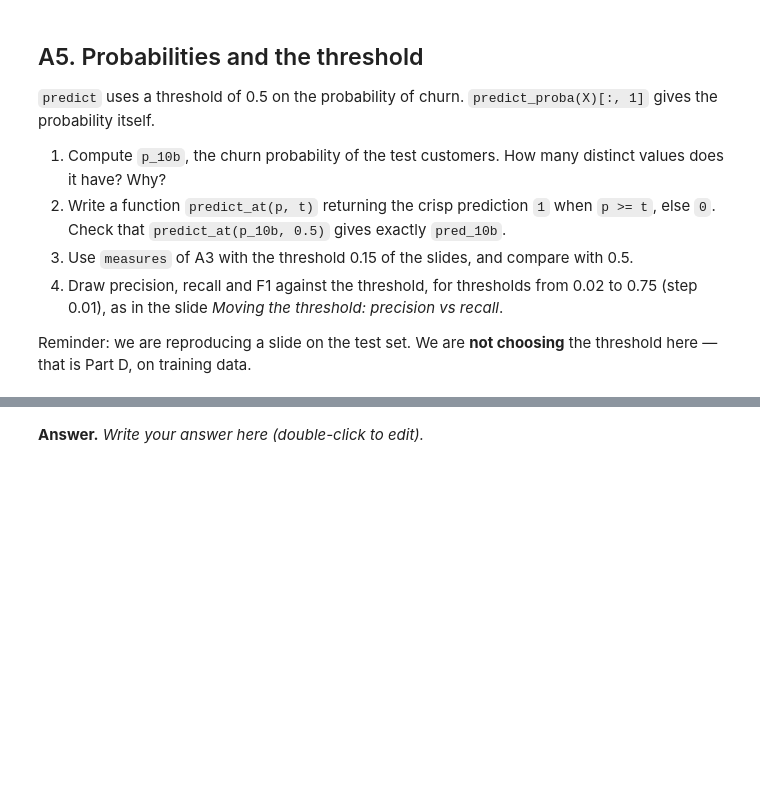
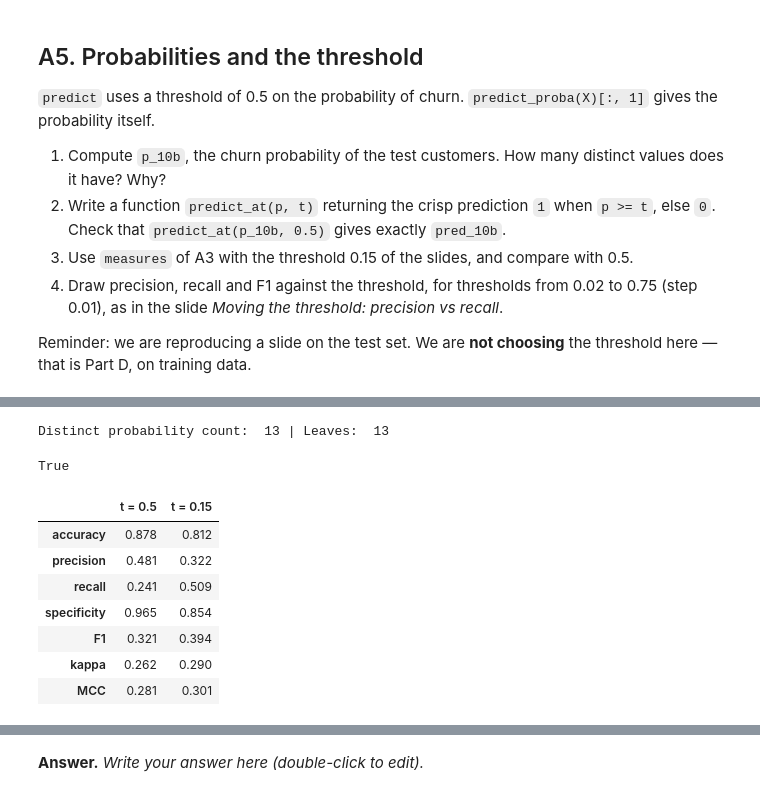
Before and after one commit to mengxian0913/MLDM_Unibo_public, a Jupyter notebook: ML_Lab/notebooks/lab04-pm/lab04-pm.ipynb, the cells around one changed output, grey strips where cells are left out. Saved outputs shown, nothing was run; the diff lists cells and outputs as text; code cells hidden in the pictures; blank space fills up the shorter version.

```diff
--- a/ML_Lab/notebooks/lab04-pm/lab04-pm.ipynb
+++ b/ML_Lab/notebooks/lab04-pm/lab04-pm.ipynb
@@ -203,0 +240,7 @@ MCC            0.281     0.301
+# %%
+p_10b = tree_10b.predict_proba(Xn_test)[:, 1]
+leaves = tree_10b.get_n_leaves()
+print("Distinct probability count: ", len(np.unique(p_10b)), end=" | ")
+print("Leaves: ", leaves)
+# %% [output]
+Distinct probability count:  13 | Leaves:  13
@@ -203,0 +250,33 @@ MCC            0.281     0.301
+# %%
+pred_10b = predict_at(p_10b, 0.5)
+print(np.all(pred_10b == predict_10b))
+# %% [output]
+True
+# %%
+pred_10b_0_5 = predict_at(p_10b, 0.5)
+pred_10b_0_15 = predict_at(p_10b, 0.15)
+
+def get_all_metrics(y_true, y_pred):
+    return {
+        "accuracy": accuracy_score(y_true, y_pred),
+        "precision": precision_score(y_true, y_pred, zero_division=0),
+        "recall": recall_score(y_true, y_pred, zero_division=0),
+        "specificity": recall_score(y_true, y_pred, pos_label=0, zero_division=0), # 特異度就是類別 0 的 recall
+        "F1": f1_score(y_true, y_pred, zero_division=0),
+        "kappa": cohen_kappa_score(y_true, y_pred),
+        "MCC": matthews_corrcoef(y_true, y_pred)
+    }
+
+display(pd.DataFrame({
+    "t = 0.5": get_all_metrics(yn_test, pred_10b_0_5),
+    "t = 0.15": get_all_metrics(yn_test, pred_10b_0_15),
+}))
+# %% [output]
+|  | t = 0.5 | t = 0.15 |
+| accuracy | 0.878 | 0.812 |
+| precision | 0.481 | 0.322 |
+| recall | 0.241 | 0.509 |
+| specificity | 0.965 | 0.854 |
+| F1 | 0.321 | 0.394 |
+| kappa | 0.262 | 0.290 |
+| MCC | 0.281 | 0.301 |
```
Also changed, not shown: parts of 12 cells of this notebook.
